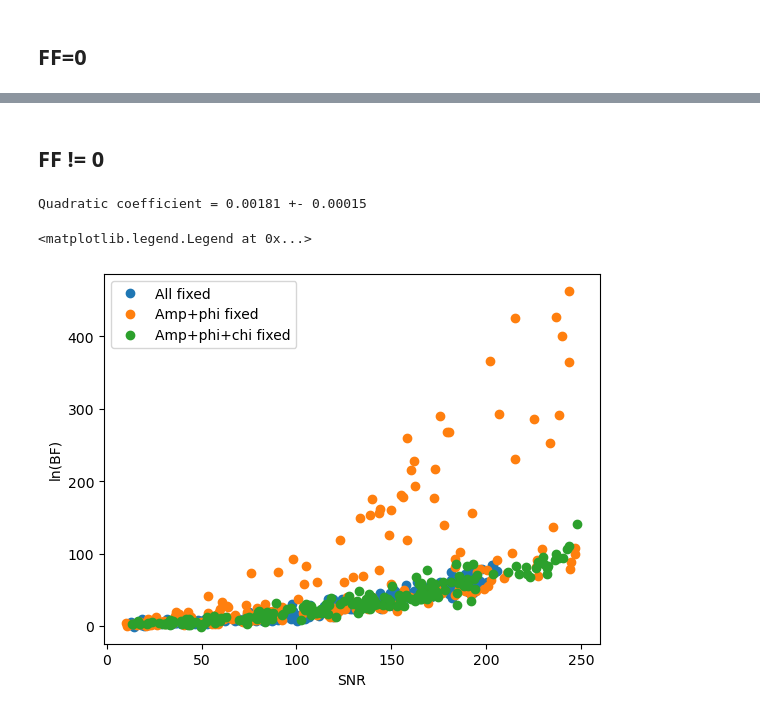
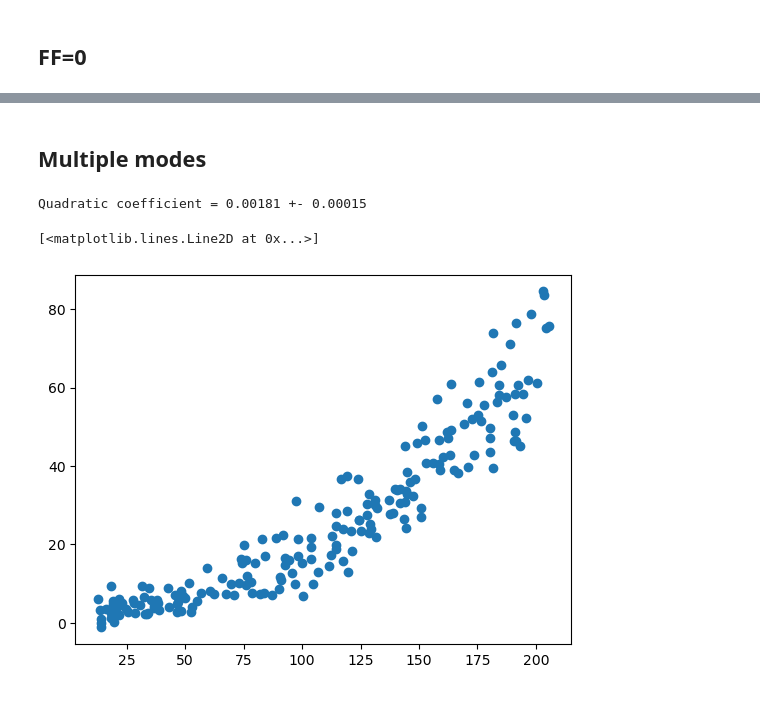
Before and after one commit to Lu-Neil/qnm_filter, a Jupyter notebook: code_demo/SNR_vs_BF/cluster_results.ipynb, the cells around one changed output, grey strips where cells are left out. Saved outputs shown, nothing was run; the diff lists cells and outputs as text; code cells hidden in the pictures.

```diff
--- a/code_demo/SNR_vs_BF/cluster_results.ipynb
+++ b/code_demo/SNR_vs_BF/cluster_results.ipynb
@@ -63,0 +96,2 @@ pl.plot(chi_inject, residual, 'o')
+# %%
+np.polyfit(SNRtot_MF, log_BF, deg=2, cov=True)
@@ -64,5 +107,5 @@ pl.plot(chi_inject, residual, 'o')
 # %% [markdown]
-## FF != 0
+## Multiple modes
 # %%
 data = np.loadtxt('./results/BF_scaling_allFixed_220+221:220_ALL.dat')
 idx = data.T[0]<250
@@ -77,29 +120,29 @@ Quadratic coefficient = 0.00181 +- 0.00015
 # %%
 data = np.loadtxt('./results/BF_scaling_allFixed_220+221:220_ALL.dat')
 idx = data.T[0]<250
 [SNRtot_MF, evidence_inj, evidence_filt, nofilter, \
 occams_inj,occams_filt, mass_in_solar, chi_inject] = data.T[:,idx]
 log_BF = evidence_inj - evidence_filt
 pl.plot(SNRtot_MF, log_BF, 'o', label="All fixed")
 
 
-data = np.loadtxt('./results/BF_scaling_phiFixed_ampFixed_220+221:220_ALL.dat')
-idx = data.T[0]<250
-[SNRtot_MF, evidence_inj, evidence_filt, nofilter, \
-occams_inj,occams_filt, mass_in_solar, chi_inject] = data.T[:,idx]
-log_BF = evidence_inj - evidence_filt
-pl.plot(SNRtot_MF, log_BF, 'o', label="Amp+phi fixed")
+# data = np.loadtxt('./results/BF_scaling_phiFixed_ampFixed_220+221:220_ALL.dat')
+# idx = data.T[0]<250
+# [SNRtot_MF, evidence_inj, evidence_filt, nofilter, \
+# occams_inj,occams_filt, mass_in_solar, chi_inject] = data.T[:,idx]
+# log_BF = evidence_inj - evidence_filt
+# pl.plot(SNRtot_MF, log_BF, 'o', label="Amp+phi fixed")
 
-data = np.loadtxt('./results/BF_scaling_phiFixed_chiFixed_ampFixed_220+221:220_ALL.dat')
-idx = data.T[0]<250
-[SNRtot_MF, evidence_inj, evidence_filt, nofilter, \
-occams_inj,occams_filt, mass_in_solar, chi_inject] = data.T[:,idx]
-log_BF = evidence_inj - evidence_filt
-pl.plot(SNRtot_MF, log_BF, 'o', label="Amp+phi+chi fixed")
+# data = np.loadtxt('./results/BF_scaling_phiFixed_chiFixed_ampFixed_220+221:220_ALL.dat')
+# idx = data.T[0]<250
+# [SNRtot_MF, evidence_inj, evidence_filt, nofilter, \
+# occams_inj,occams_filt, mass_in_solar, chi_inject] = data.T[:,idx]
+# log_BF = evidence_inj - evidence_filt
+# pl.plot(SNRtot_MF, log_BF, 'o', label="Amp+phi+chi fixed")
 
-pl.xlabel("SNR")
-pl.ylabel("ln(BF)")
-pl.legend()
+# pl.xlabel("SNR")
+# pl.ylabel("ln(BF)")
+# pl.legend()
 # %% [output]
-<matplotlib.legend.Legend at 0x...>
+[<matplotlib.lines.Line2D at 0x...>]
-[figure, old version]
+[figure, new version]
```
Also changed, not shown: parts of 14 cells of this notebook, 5 other files.
